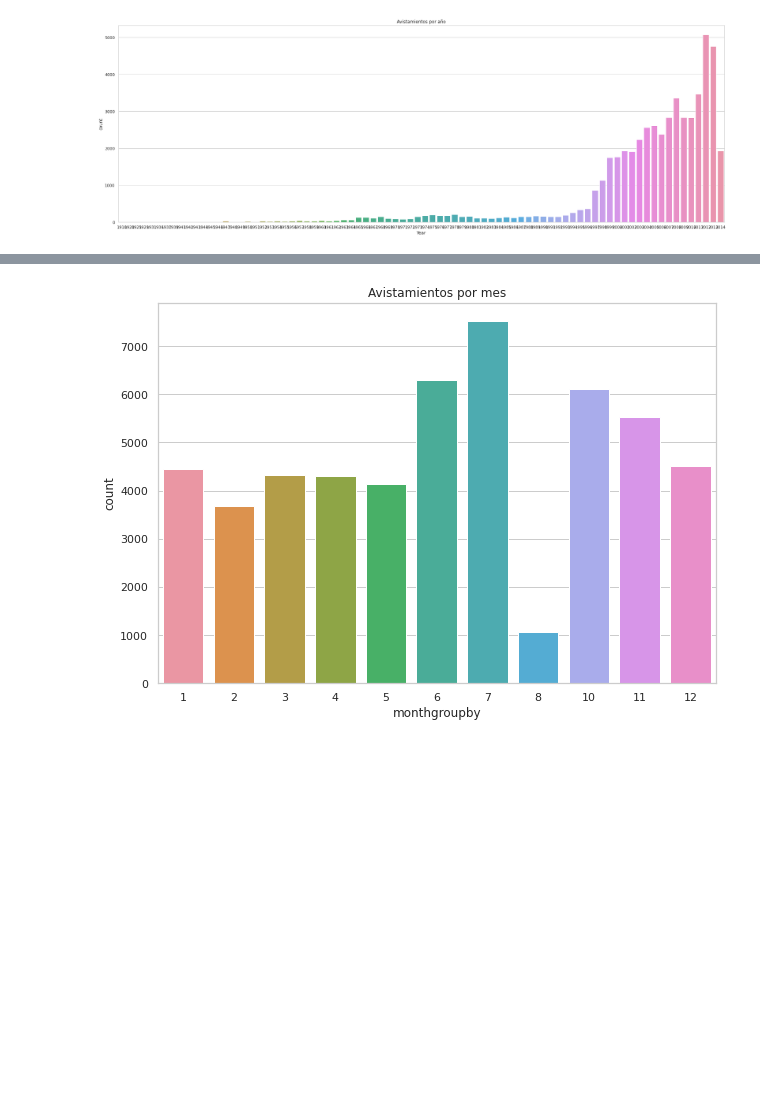
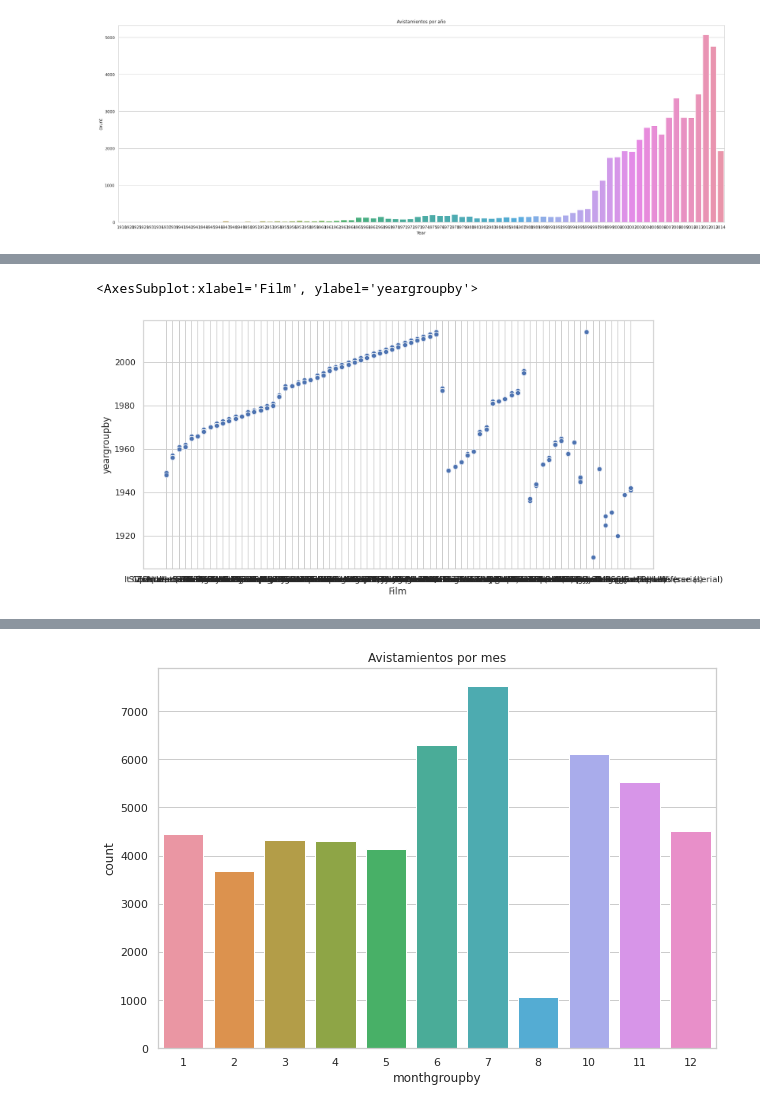
Before and after one commit to LuisSerranoCerame/Aliens, a Jupyter notebook: VisualsDate.ipynb, the cells around one changed output, grey strips where cells are left out. Cells and saved outputs as stored; diff of their text form; code cells hidden in the pictures; blank space fills up the shorter version.

```diff
--- a/VisualsDate.ipynb
+++ b/VisualsDate.ipynb
@@ -497,0 +512,5 @@ plt.show()
+# %%
+sns.scatterplot(x=df['Film'],y=df["yeargroupby"])
+# %% [output]
+<AxesSubplot:xlabel='Film', ylabel='yeargroupby'>
+[figure, added]
```
Also changed, not shown: parts of 8 cells of this notebook, 5 other files.
